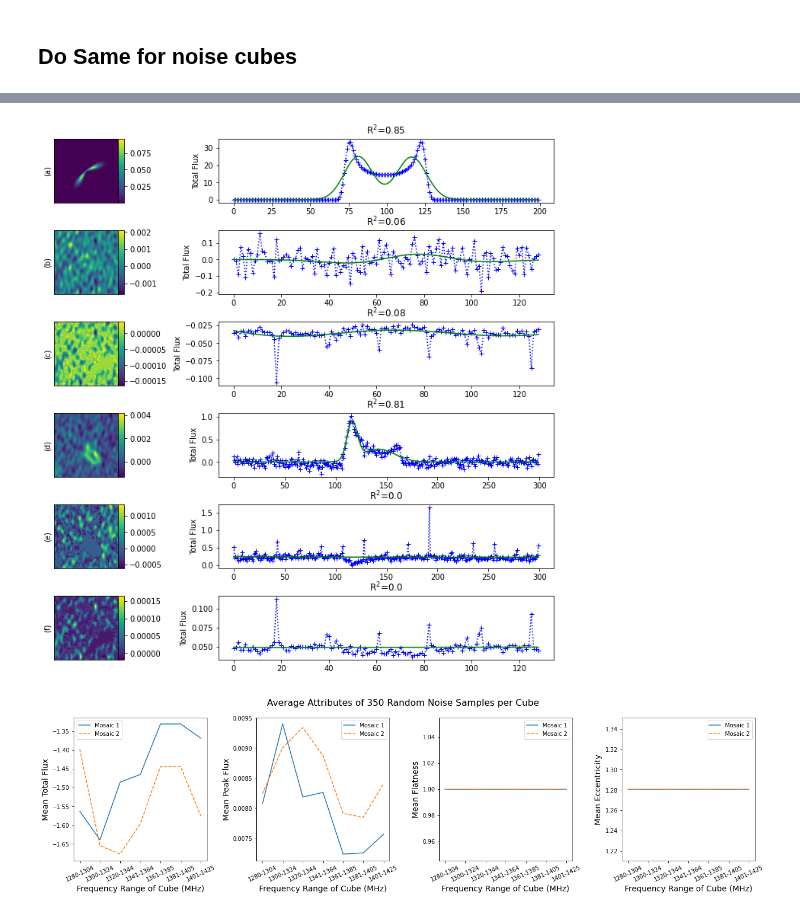
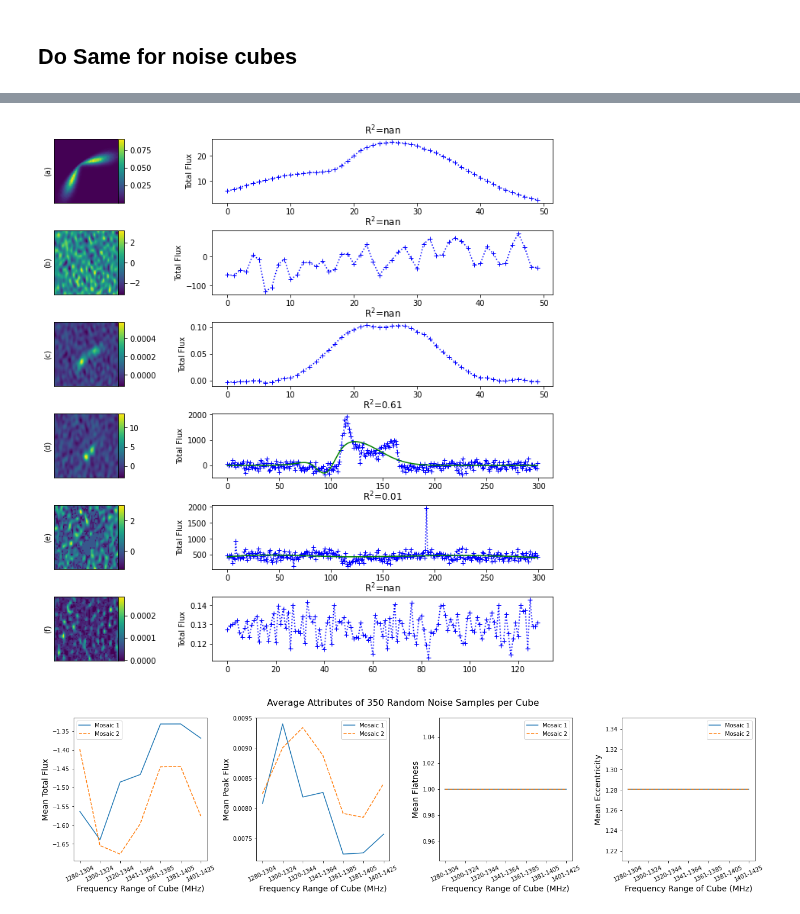
Before and after one commit to Jbarkai/HISourceFinder, a Jupyter notebook: notebooks/Exploratory Analysis.ipynb, the cells around one changed output, grey strips where cells are left out. Drawn from its saved outputs; the diff is of its cells as text; code cells hidden in the pictures.

```diff
--- a/notebooks/Exploratory Analysis.ipynb
+++ b/notebooks/Exploratory Analysis.ipynb
@@ -445,9 +488,9 @@ plt.show()
 orig_d = 50*u.Mpc
 h_0 = 70*u.km/(u.Mpc*u.s)
 noise_res = [15*u.arcsec, 25*u.arcsec]
-filename = "../data/mock_gals/Archive/model1000.fits"
+filename = "../data/mock_gals/model1000.fits"
 orig_mass, dx, dy, dF, rest_freq, orig_scale, gal_data = load_cube(filename, orig_d, h_0)
-noise_cube_hdulist = fits.open("../data/mosaics/1245mosC.derip.fits")
+noise_cube_hdulist = fits.open("../data/mosaics/1245mosC.derip.norm.fits")
 noise_cube_hdulist[0].header['CTYPE3'] = 'FREQ'
 noise_cube_hdulist[0].header['CUNIT3'] = 'Hz'
 noise_cube = SpectralCube.read(noise_cube_hdulist)
@@ -502,3 +535,19 @@ def fit_gauss(subcube, ax):
     ax.set_ylabel("Total Flux")
 #     print(r_squared)
     return
+# %%
+masked_bin = (scaled_flux > np.mean(scaled_flux) + np.std(scaled_flux)).astype(int)
+masked = masked_bin*scaled_flux*5e-3
+x_pos = 1500
+y_pos = 1500
+combined = noise_data[
+    z_pos:scaled_flux.shape[0]+z_pos,
+    x_pos:scaled_flux.shape[1]+x_pos,
+    y_pos:scaled_flux.shape[2]+y_pos
+] + masked*3e4
+noise_data = fits.getdata("../data/mosaics/1245mosC.derip.norm.fits")
+em_subcube = noise_data[
+    z_pos:scaled_flux.shape[0]+z_pos,
+    x_pos:scaled_flux.shape[1]+x_pos,
+    y_pos:scaled_flux.shape[2]+y_pos
+]
@@ -505,38 +576,31 @@ def fit_gauss(subcube, ax):
 # %%
-mock_data = np.moveaxis(fits.getdata("../data/mock_gals/Archive/model1000.fits"), 0, 2)[150:250, 150:250]
-noise_data = fits.getdata("../data/mosaics/1245mosC.derip.fits")
-em_subcube = np.moveaxis(noise_data[
-    z_pos:scaled_flux.shape[0]+z_pos,
-    x_pos:scaled_flux.shape[1]+x_pos,
-    y_pos:scaled_flux.shape[2]+y_pos
-], 0, 2)[60:110, 60:110]
 
 fig, axes = plt.subplots(6, 2, figsize=(10,10), gridspec_kw={'width_ratios': [1, 2]})
+mock_gal = fits.getdata("../data/mock_gals/model1000.fits")
 
-im1 = axes[0][0].imshow(mock_data[...,93]) #, cmap='ds9aips0')
-fit_gauss(mock_data, axes[0][1])
+im1 = axes[0][0].imshow(mock_gal[90, 180:230, 180:230]) #, cmap='ds9aips0')
+fit_gauss(mock_gal[65:115, 180:230, 180:230], axes[0][1])
 cax1 = make_axes_locatable(axes[0][0]).append_axes("right", size="10%",pad=0)
 fig.colorbar(im1, cax=cax1)
 
-im2 = axes[1][0].imshow(em_subcube[...,60]) #, cmap='ds9aips0')
-fit_gauss(em_subcube, axes[1][1])
+im2 = axes[1][0].imshow(em_subcube[60, 70:120, 70:120]) #, cmap='ds9aips0')
+fit_gauss(em_subcube[40:90, 70:120, 70:120], axes[1][1])
 cax2 = make_axes_locatable(axes[1][0]).append_axes("right", size="10%",pad=0)
 fig.colorbar(im2, cax=cax2)
 
-added = np.moveaxis(combined, 0, 2)[60:110, 60:110]
-im3 = axes[2][0].imshow(added[...,60]) #, cmap='ds9aips0')
-fit_gauss(added, axes[2][1])
+im3 = axes[2][0].imshow(combined[60, 70:120, 70:120]) #, cmap='ds9aips0')
+fit_gauss(combined[40:90, 70:120, 70:120], axes[2][1])
 cax3 = make_axes_locatable(axes[2][0]).append_axes("right", size="10%",pad=0)
 fig.colorbar(im3, cax=cax3)
 
-subcube = np.moveaxis(noise_data[350:650, 1000:1050, 1000:1050], 0, 2)
-im4 = axes[3][0].imshow(subcube[...,120]) #, cmap='ds9aips0')
+subcube = np.moveaxis(noise_data[350:650, 1010:1060, 1010:1060], 0, 2)
+im4 = axes[3][0].imshow(subcube[...,141]) #, cmap='ds9aips0')
 fit_gauss(subcube, axes[3][1])
 cax4 = make_axes_locatable(axes[3][0]).append_axes("right", size="10%",pad=0)
 fig.colorbar(im4, cax=cax4)
 
 subcube[np.where(subcube > np.mean(subcube) + np.std(subcube))] = np.mean(subcube)
-im5 = axes[4][0].imshow(-subcube[...,120]) #, cmap='ds9aips0')
+im5 = axes[4][0].imshow(-subcube[...,141]) #, cmap='ds9aips0')
 fit_gauss(-subcube, axes[4][1])
 cax5 = make_axes_locatable(axes[4][0]).append_axes("right", size="10%",pad=0)
 fig.colorbar(im5, cax=cax5)
@@ -561,34 +625,34 @@ plt.setp(axes[0][0].get_yticklabels(), visible=False)
 axes[0][0].tick_params(axis='both', which='both', length=0)
 
 axes[1][0].set(ylabel='(b)')
 plt.setp(axes[1][0].get_xticklabels(), visible=False)
 plt.setp(axes[1][0].get_yticklabels(), visible=False)
 axes[1][0].tick_params(axis='both', which='both', length=0)
 
 axes[2][0].set(ylabel='(c)')
 plt.setp(axes[2][0].get_xticklabels(), visible=False)
 plt.setp(axes[2][0].get_yticklabels(), visible=False)
 axes[2][0].tick_params(axis='both', which='both', length=0)
 
 axes[3][0].set(ylabel='(d)')
 plt.setp(axes[3][0].get_xticklabels(), visible=False)
 plt.setp(axes[3][0].get_yticklabels(), visible=False)
 axes[3][0].tick_params(axis='both', which='both', length=0)
 
 axes[4][0].set(ylabel='(e)')
 plt.setp(axes[4][0].get_xticklabels(), visible=False)
 plt.setp(axes[4][0].get_yticklabels(), visible=False)
 axes[4][0].tick_params(axis='both', which='both', length=0)
 
 axes[5][0].set(ylabel='(f)')
 plt.setp(axes[5][0].get_xticklabels(), visible=False)
 plt.setp(axes[5][0].get_yticklabels(), visible=False)
 axes[5][0].tick_params(axis='both', which='both', length=0)
 
 fig.tight_layout(pad=0.)
 plt.show()
 # %% [output]
-[figure, old version]
+[figure, new version]
 # %%
 with open("../data_generators/cube_summaries/noise_eccentricity.txt", "rb") as fp:
     noise_eccentricity = pickle.load(fp)
```
Also changed, not shown: parts of 37 cells of this notebook, 1 other file.
